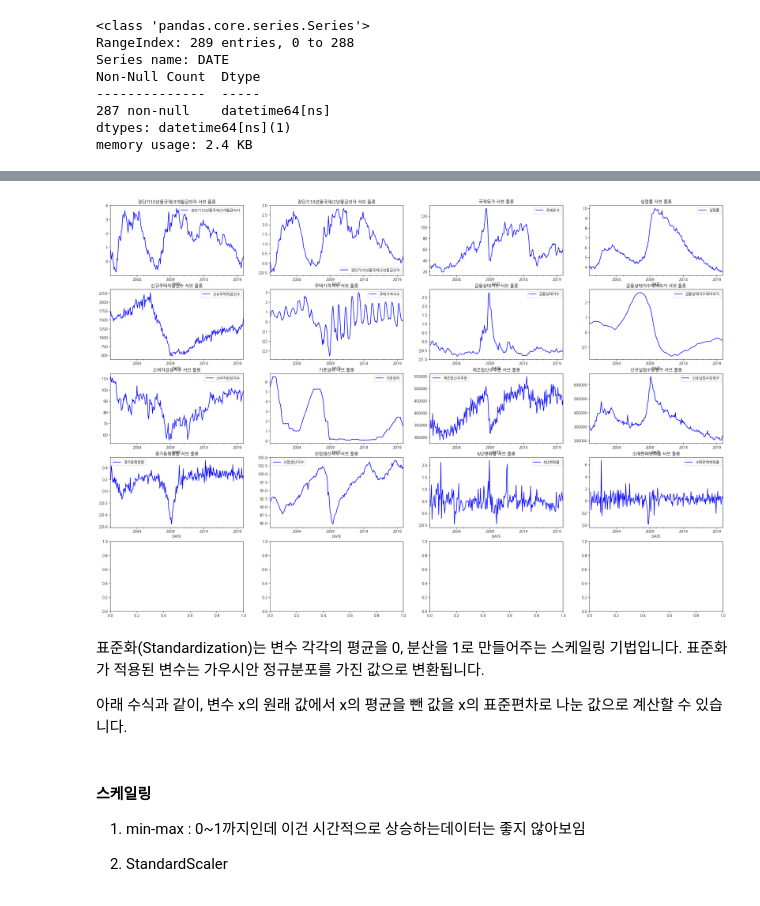
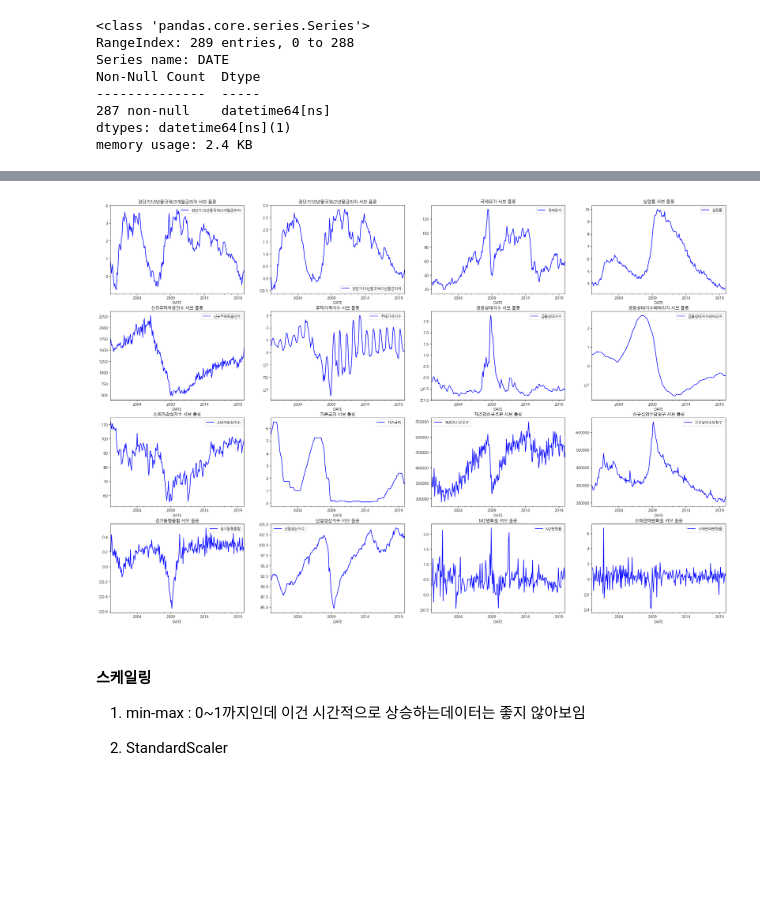
Before and after one commit to amazon4b/-, a Jupyter notebook: 경기분석,k_means(k=4),meanshift,_minmax스케일링_.ipynb, the cells around one changed output, grey strips where cells are left out. Cells and saved outputs as stored; diff of their text form; code cells hidden in the pictures; blank space fills up the shorter version.

```diff
--- a/경기분석,k_means(k=4),meanshift,_minmax스케일링_.ipynb
+++ b/경기분석,k_means(k=4),meanshift,_minmax스케일링_.ipynb
@@ -129,21 +107,17 @@ economics = economics.set_index('DATE')
 # %%
 # 원데이터를 간단하게 시각화 해서 보기
 plt.rc('font', family='NanumGothic')
 가로, 세로 = 30, 20  # 원하는 크기로 조절
-fig, axs = plt.subplots(nrows=5, ncols=4, figsize=(가로, 세로))  # 3행 4열의 서브 플롯 생성
+fig, axs = plt.subplots(nrows=4, ncols=4, figsize=(가로, 세로))  # 3행 4열의 서브 플롯 생성
 # 각 컬럼에 대한 서브 플롯 그리기
 for i, col in enumerate(economics.columns):
     economics.plot(y= col, kind='line', ax=axs[i//4, i%4], color='blue')
     axs[i//4, i%4].set_title(f'{col} 서브 플롯')
 
 # 그래프 출력
 plt.show()
 # %% [output]
-[figure, old version]
+[figure, new version]
-# %% [markdown]
-표준화(Standardization)는 변수 각각의 평균을 0, 분산을 1로 만들어주는 스케일링 기법입니다. 표준화가 적용된 변수는 가우시안 정규분포를 가진 값으로 변환됩니다.
-
-아래 수식과 같이, 변수 x의 원래 값에서 x의 평균을 뺀 값을 x의 표준편차로 나눈 값으로 계산할 수 있습니다.
 # %% [markdown]
 
 #### 스케일링
```
Also changed, not shown: parts of 17 cells of this notebook.
